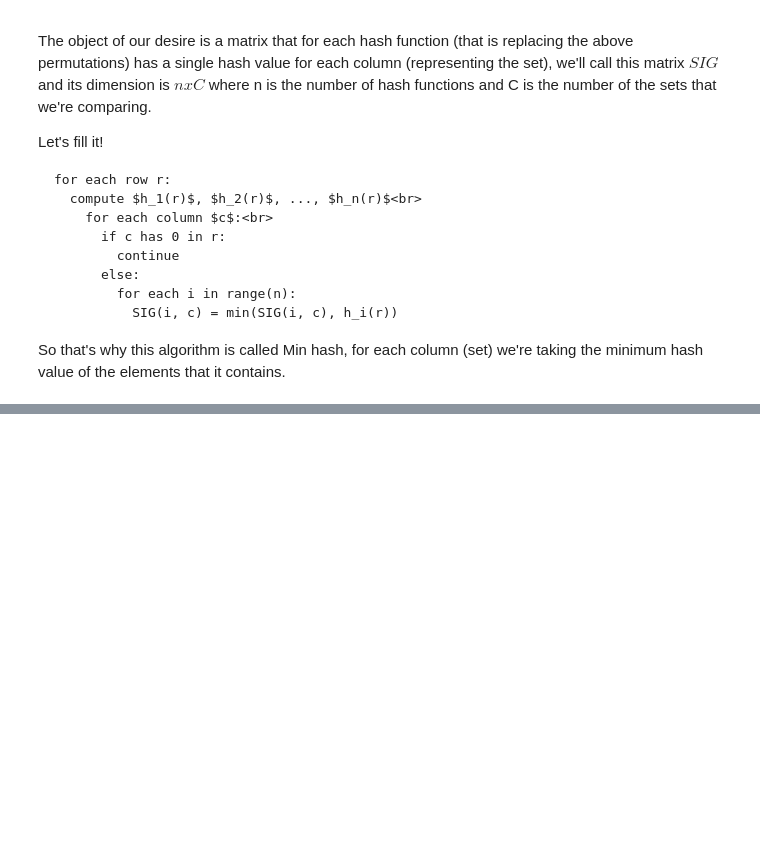
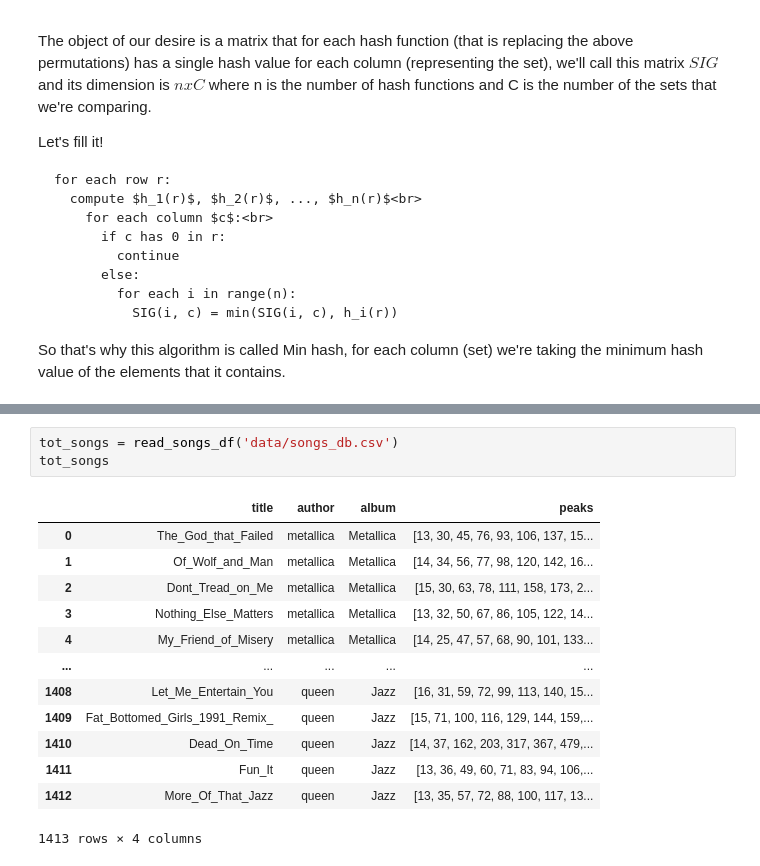
Before and after one commit to AlessandroPecchini/ADM-HW4, a Jupyter notebook: AudioSignals.ipynb, the cells around one changed output, grey strips where cells are left out. Drawn from its saved outputs; the diff is of its cells as text; blank space fills up the shorter version.

```diff
--- a/AudioSignals.ipynb
+++ b/AudioSignals.ipynb
@@ -644,0 +675,17 @@ idx_doc: 5 doc: [3, 4, 12, 22] est_jacc: 0.3 real_jacc: 0.25
+# %%
+tot_songs = read_songs_df('data/songs_db.csv')
+tot_songs
+# %% [output]
+|  | title | author | album | peaks |
+| 0 | The_God_that_Failed | metallica | Metallica | [13, 30, 45, 76, 93, 106, 137, 15... |
+| 1 | Of_Wolf_and_Man | metallica | Metallica | [14, 34, 56, 77, 98, 120, 142, 16... |
+| 2 | Dont_Tread_on_Me | metallica | Metallica | [15, 30, 63, 78, 111, 158, 173, 2... |
+| 3 | Nothing_Else_Matters | metallica | Metallica | [13, 32, 50, 67, 86, 105, 122, 14... |
+| 4 | My_Friend_of_Misery | metallica | Metallica | [14, 25, 47, 57, 68, 90, 101, 133... |
+| ... | ... | ... | ... | ... |
+| 1408 | Let_Me_Entertain_You | queen | Jazz | [16, 31, 59, 72, 99, 113, 140, 15... |
+| 1409 | Fat_Bottomed_Girls_1991_Remix_ | queen | Jazz | [15, 71, 100, 116, 129, 144, 159,... |
+| 1410 | Dead_On_Time | queen | Jazz | [14, 37, 162, 203, 317, 367, 479,... |
+| 1411 | Fun_It | queen | Jazz | [13, 36, 49, 60, 71, 83, 94, 106,... |
+| 1412 | More_Of_That_Jazz | queen | Jazz | [13, 35, 57, 72, 88, 100, 117, 13... |
+1413 rows × 4 columns
```
Also changed, not shown: parts of 36 cells of this notebook, 1 other file.
